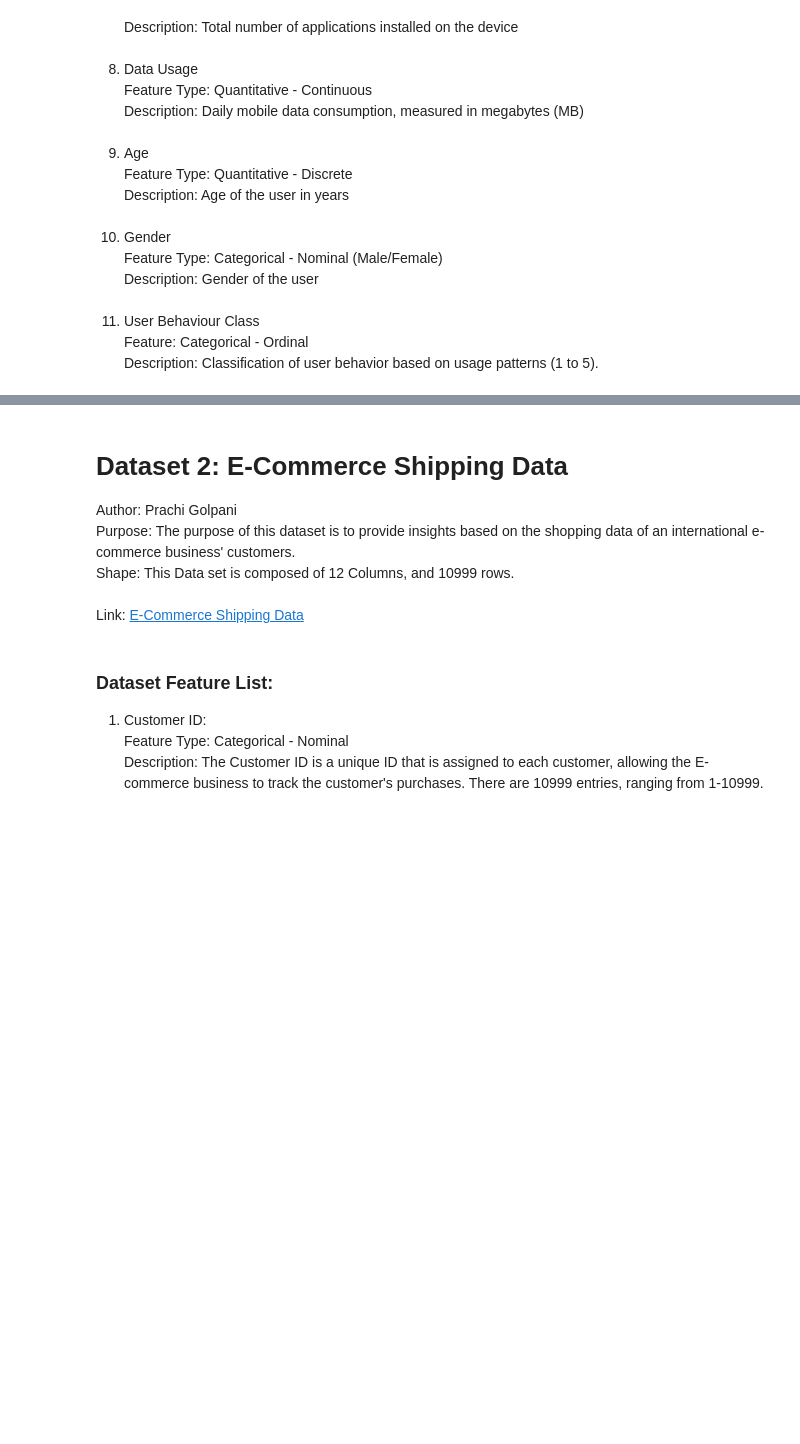
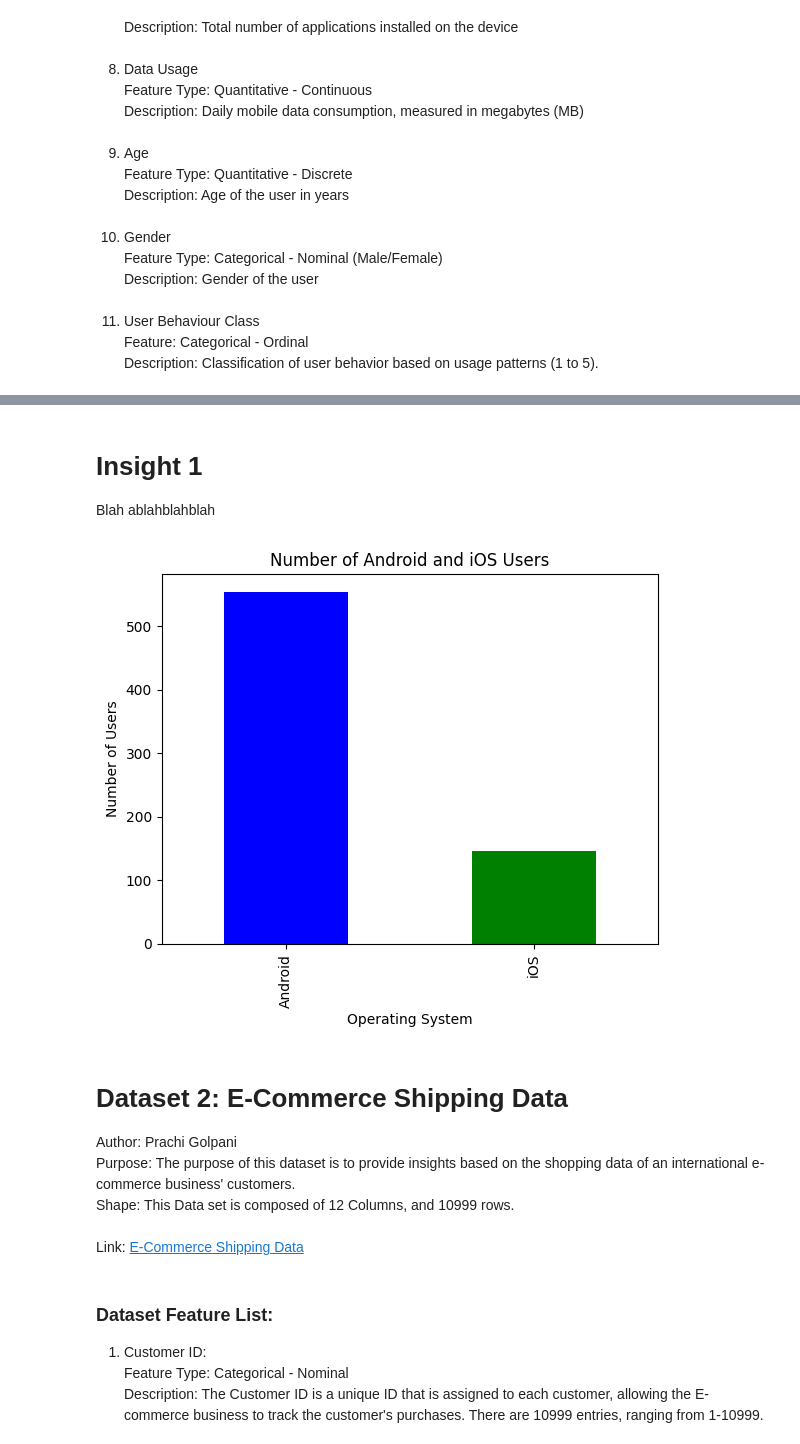
Before and after one commit to CLFrod/Assignment1CSI4142, a Jupyter notebook: Assignment 1 Notebook.ipynb, the cells around one changed output, grey strips where cells are left out. Cells and saved outputs as stored; diff of their text form; code cells hidden in the pictures; blank space fills up the shorter version.

```diff
--- a/Assignment 1 Notebook.ipynb
+++ b/Assignment 1 Notebook.ipynb
@@ -88,6 +87,10 @@ Link: <a href="https://www.kaggle.com/datasets/valakhorasani/mobile-device-usage
 # %%
 # Import dataset from Kaggle
 # Download latest version
-mobileDevicePath = kagglehub.dataset_download("valakhorasani/mobile-device-usage-and-user-behavior-dataset")
+mobileDeviceDirectory = kagglehub.dataset_download("valakhorasani/mobile-device-usage-and-user-behavior-dataset")
 
-print("Path to dataset files:", mobileDevicePath)
+print("Path to dataset files:", mobileDeviceDirectory)
+
+mobileDeviceCSV = mobileDeviceDirectory + "/user_behavior_dataset.csv"
+
+print("Path to dataset files:", mobileDeviceCSV)
@@ -94,2 +100,6 @@ print("Path to dataset files:", mobileDevicePath)
 # %%
 # generate descriptions of the dataset's features
+data = pd.read_csv(mobileDeviceCSV)
+
+display(data)
+data.describe()
@@ -96,3 +144,22 @@ print("Path to dataset files:", mobileDevicePath)
+# %% [markdown]
+# Insight 1
+Blah ablahblahblah
+# %%
+# bar chart of device models
+os_counts = data.iloc[:, 2].value_counts()
+
+# Create the bar chart
+os_counts.plot(kind='bar', color=['blue', 'green'])
+
+# Set the title and labels
+plt.title('Number of Android and iOS Users')
+plt.xlabel('Operating System')
+plt.ylabel('Number of Users')
+
+# Show the plot
+plt.show()
+# %% [output]
+[figure, added]
 # %% [markdown]
 <h1>Dataset 2: E-Commerce Shipping Data</h1>
 Author: Prachi Golpani
```
Also changed, not shown: parts of 5 cells of this notebook, 1 other file.
